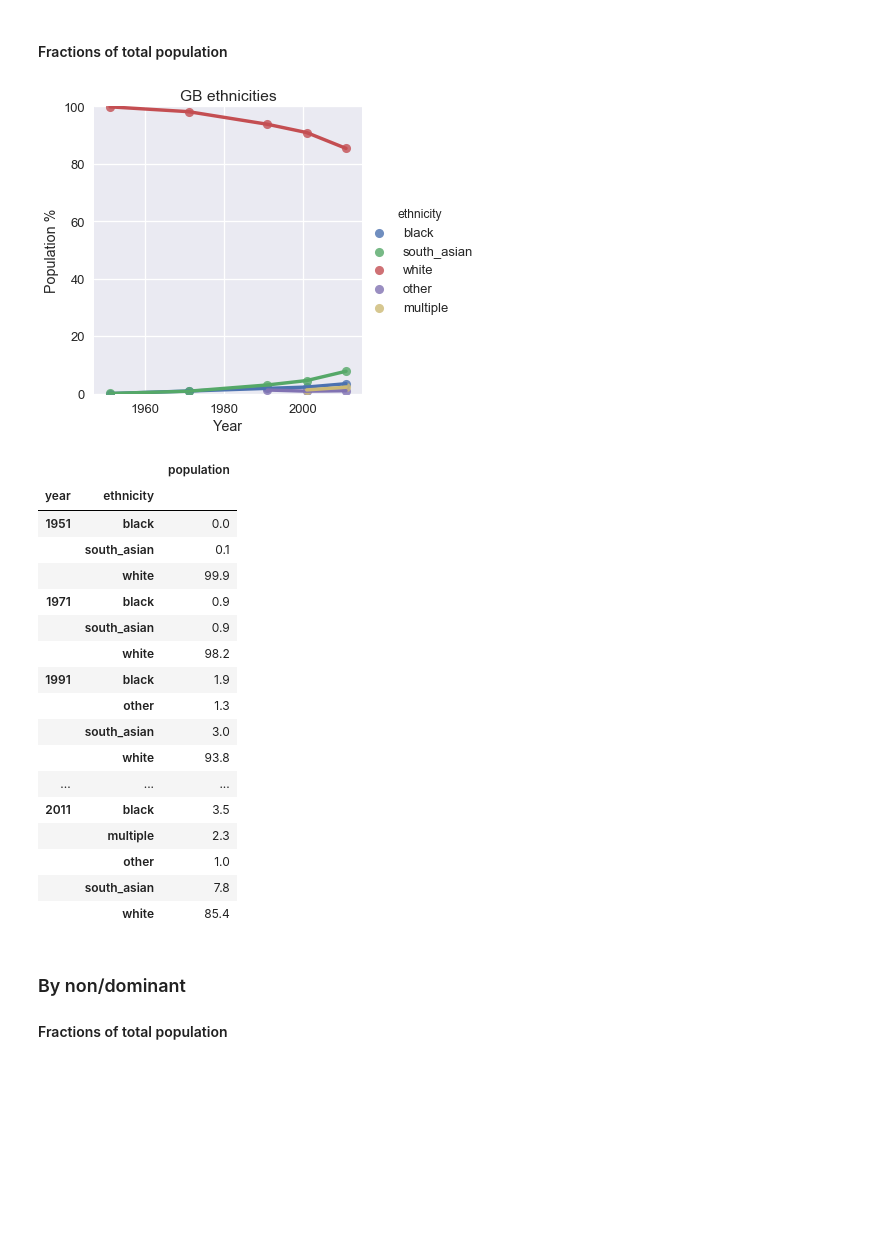
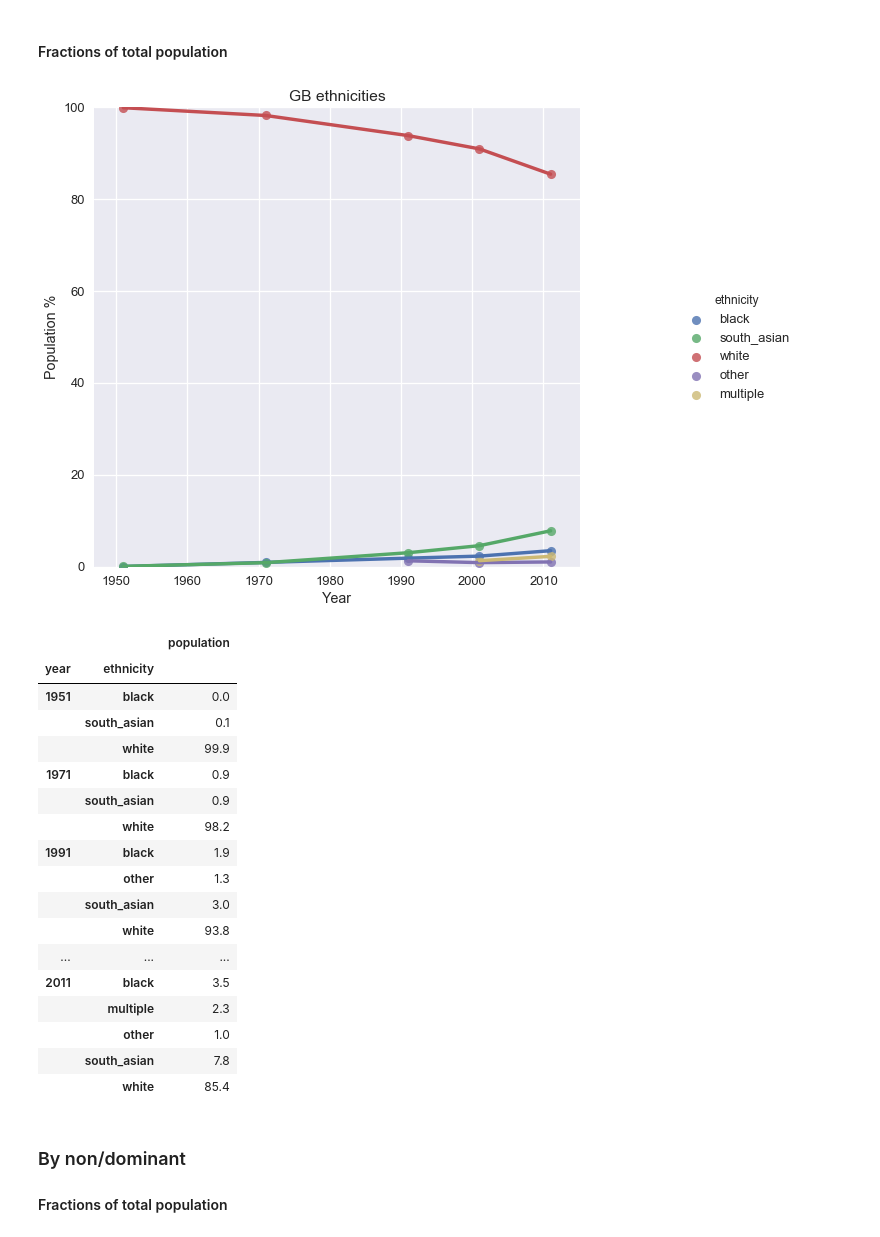
Before and after one commit to wilkens/noveltm-national-demographics, a Jupyter notebook: National Demographics.ipynb, the cells around one changed output. Drawn from its saved outputs; the diff is of its cells as text; code cells hidden in the pictures; blank space fills up the shorter version.

Commit message:
Increase figure size

```diff
--- a/National Demographics.ipynb
+++ b/National Demographics.ipynb
@@ -67,19 +67,21 @@ plt.show()
 # %%
 # Calculate percentages by year and ethnicity
 gb_year_eth = gb_orig.groupby(['year', 'ethnicity']).agg({'population':'sum'})
 gb_pcts = gb_year_eth.groupby(level=0).apply(lambda x: 100*x/x.sum())
 gb_pcts.to_csv('gb_ethnicities.csv')
 
 # Plot
 fig = sns.lmplot(data=gb_pcts.reset_index(), x='year', y='population',
                  hue='ethnicity', lowess=True)
-fig = fig.set_axis_labels('Year', 'Population %').set(ylim=(0,100), title='GB ethnicities')
+fig = fig.set_axis_labels('Year', 'Population %').\
+          set(ylim=(0,100), title='GB ethnicities')
+fig.fig.set_size_inches(12,8)
 plt.show()
 
 # Display table
 display(round(gb_pcts,1))
 # %% [output]
-[figure, old version]
+[figure, new version]
 |  |  | population |
 | year | ethnicity |  |
 | 1951 | black | 0.0 |
```
Also changed, not shown: parts of 3 cells of this notebook.
